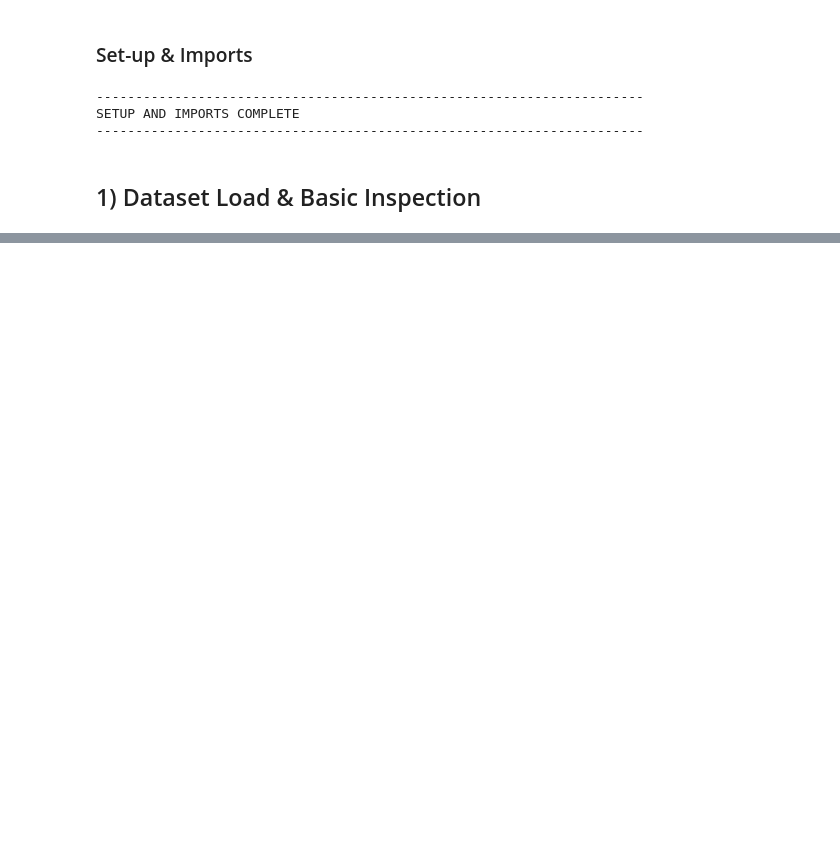
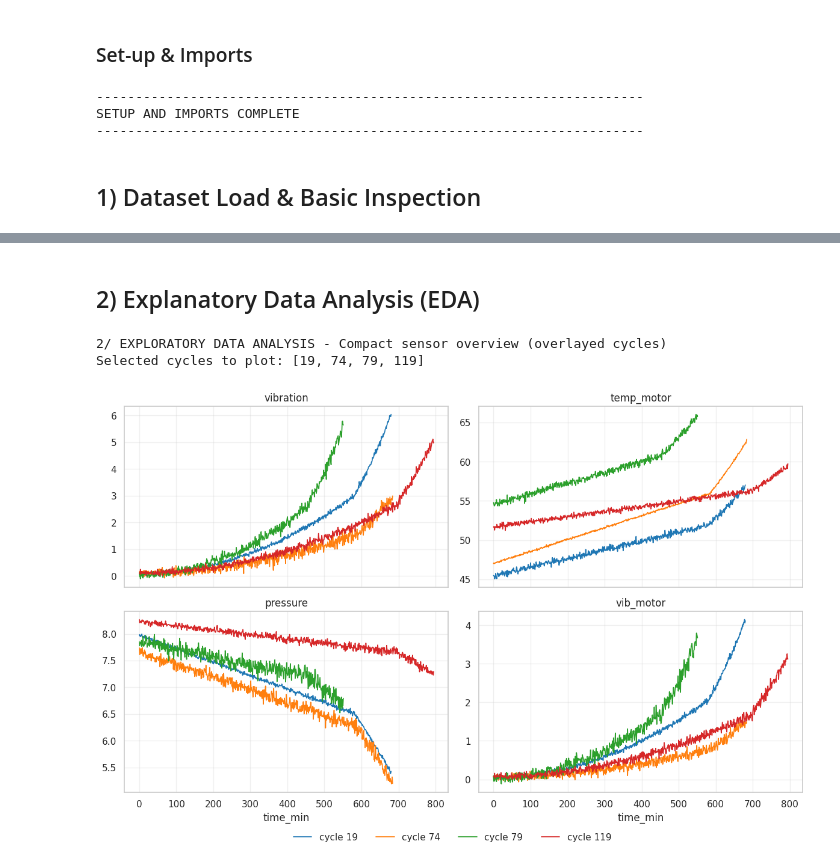
Before and after one commit to canozkan17/ROS2-Based-Smart-Factory-Digital-Twin, a Jupyter notebook: model_process_pump_Training.ipynb, the cells around one changed output, grey strips where cells are left out. Drawn from its saved outputs; the diff is of its cells as text; code cells hidden in the pictures; blank space fills up the shorter version.

```diff
--- a/model_process_pump_Training.ipynb
+++ b/model_process_pump_Training.ipynb
@@ -814,0 +182,71 @@ plt.show()
+# %% [markdown]
+## 2) Explanatory Data Analysis (EDA)
+# %%
+# 2/ EDA: Compact time-series overview (overlay selected cycles)
+print("2/ EXPLORATORY DATA ANALYSIS - Compact sensor overview (overlayed cycles)")
+
+# Ensure dataset is loaded
+assert 'df_raw' in globals(), "df_raw must be defined (run dataset load cell)"
+
+# Sensors to plot (one subplot per sensor)
+sensor_cols = ['vibration', 'temp_motor', 'pressure', 'vib_motor']
+# Verify sensors present
+missing = [c for c in sensor_cols if c not in df_raw.columns]
+if missing:
+    print(f"Warning: missing columns: {missing}")
+    sensor_cols = [c for c in sensor_cols if c in df_raw.columns]
+
+# Select a few cycles to compare (reproducible random selection)
+np.random.seed(42)
+unique_cycles = sorted(df_raw['cycle_id'].unique())
+n_plots = min(4, len(unique_cycles))
+assert n_plots > 0, "No cycles available to plot"
+selected_cycles = sorted(np.random.choice(unique_cycles, size=n_plots, replace=False))
+print(f"Selected cycles to plot: {selected_cycles}")
+
+# Compact plotting: one figure with a 2x2 grid (one sensor per subplot), overlay cycles
+# Set plotting style (try seaborn theme, fallback to available matplotlib style)
+try:
+    sns.set_theme(style='whitegrid')
+except Exception:
+    try:
+        sns.set_style('whitegrid')
+    except Exception:
+        if 'whitegrid' in plt.style.available:
+            plt.style.use('whitegrid')
+        else:
+            plt.style.use('default')
+            print("Note: 'whitegrid' style not available; using default matplotlib style")
+
+fig, axes = plt.subplots(2, 2, figsize=(12, 8), sharex=True)
+axes = axes.flatten()
+# Color palette with fallback
+try:
+    colors = sns.color_palette('tab10', n_plots)
+except Exception:
+    colors = list(plt.cm.get_cmap('tab10').colors)[:n_plots]                                        # type: ignore
+
+
+for i, s in enumerate(sensor_cols):
+    ax = axes[i]
+    for j, c in enumerate(selected_cycles):
+        sub = df_raw[df_raw['cycle_id'] == c].sort_values('time_min')
+        # Plot without markers for a cleaner compact look
+        ax.plot(sub['time_min'], sub[s], label=f'cycle {c}', color=colors[j], linewidth=1.2)        # type: ignore
+    ax.set_title(s)
+    ax.grid(alpha=0.3)
+
+# Common x label on bottom
+for ax in axes[-2:]:
+    ax.set_xlabel('time_min')
+
+# Place legend below the plots in a compact form
+handles, labels = axes[0].get_legend_handles_labels()
+fig.legend(handles, labels, loc='lower center', ncol=n_plots, frameon=False)
+plt.tight_layout(rect=[0, 0.03, 1, 0.97])
+
+plt.show()
+# %% [output]
+2/ EXPLORATORY DATA ANALYSIS - Compact sensor overview (overlayed cycles)
+Selected cycles to plot: [19, 74, 79, 119]
+[figure, added]
```
Also changed, not shown: parts of 47 cells of this notebook, 19 other files.
